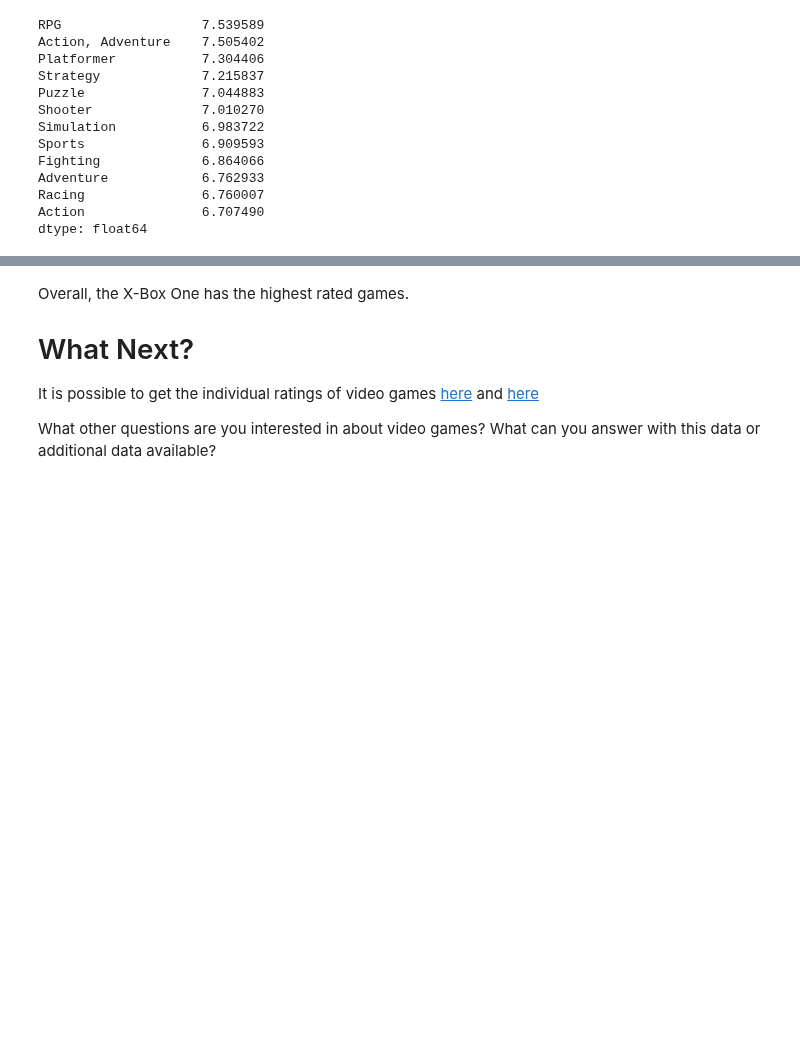
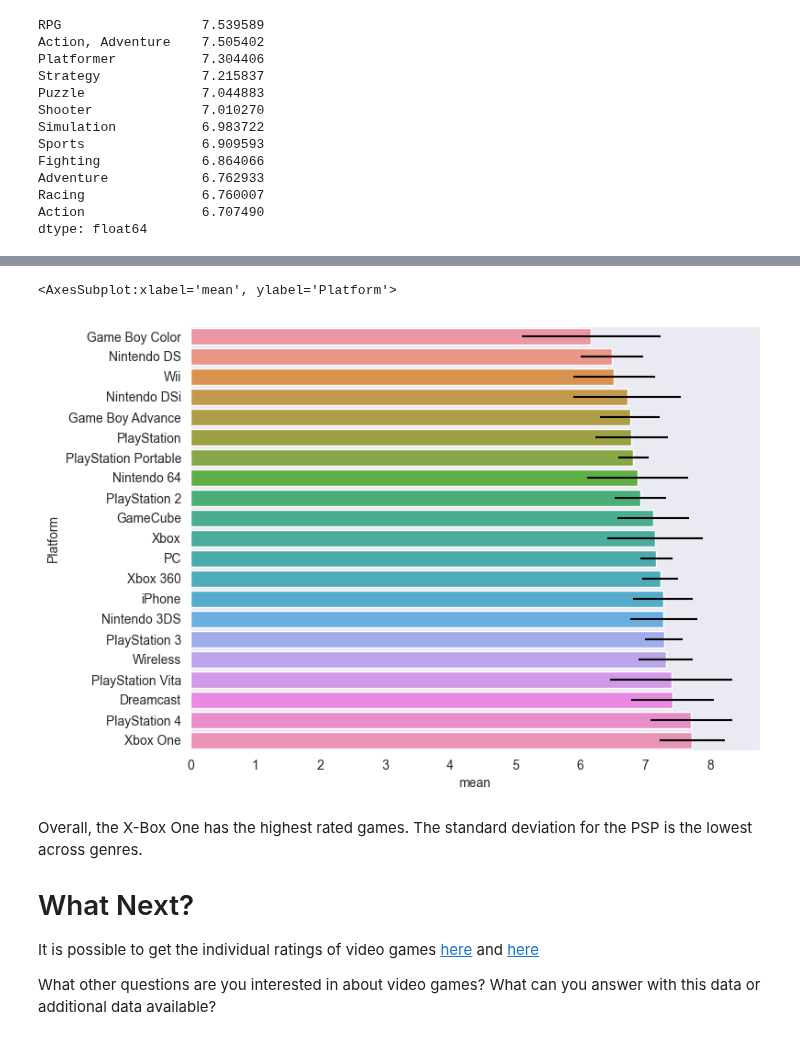
Before and after one commit to mblackstock/ds1-analytics, a Jupyter notebook: ign.ipynb, the cells around one changed output, grey strips where cells are left out. Cells and saved outputs as stored; diff of their text form; code cells hidden in the pictures; blank space fills up the shorter version.

```diff
--- a/ign.ipynb
+++ b/ign.ipynb
@@ -395,3 +391,0 @@ Since matplotlib is integrated, we can do the following
-# %%
-sns.set_style("dark")
-ign_data.mean().sort_values().plot.barh(figsize=(8,3))
@@ -409,0 +422,5 @@ ign_data.mean(axis=1).sort_values().plot.barh()
+# %%
+ign_data['mean'] = ign_data.mean(axis=1)
+ign_data = ign_data.sort_values("mean")
+ign_data['std'] = ign_data.std(axis=1)
+ign_data[['mean','std']]
@@ -410,5 +446,11 @@ ign_data.mean(axis=1).sort_values().plot.barh()
+# %%
+plt.figure(figsize=(8,6))
+sns.barplot(data=ign_data, y=ign_data.index, x="mean", xerr=ign_data["std"])
+# %% [output]
+<AxesSubplot:xlabel='mean', ylabel='Platform'>
+[figure, added]
 # %% [markdown]
-Overall, the X-Box One has the highest rated games.
+Overall, the X-Box One has the highest rated games.  The standard deviation for the PSP is the lowest across genres.
 
 # What Next?
 
```
Also changed, not shown: parts of 14 cells of this notebook.
